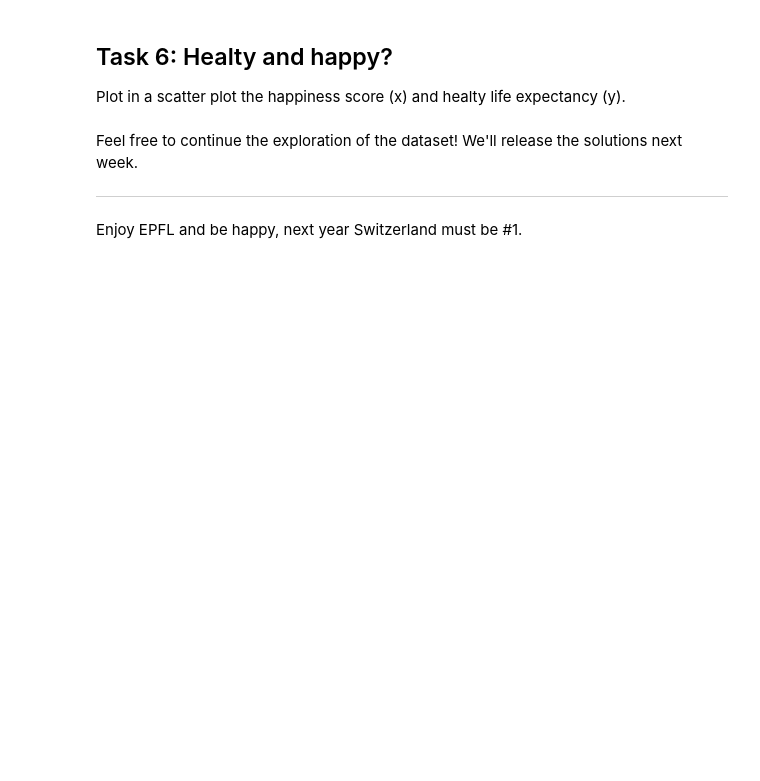
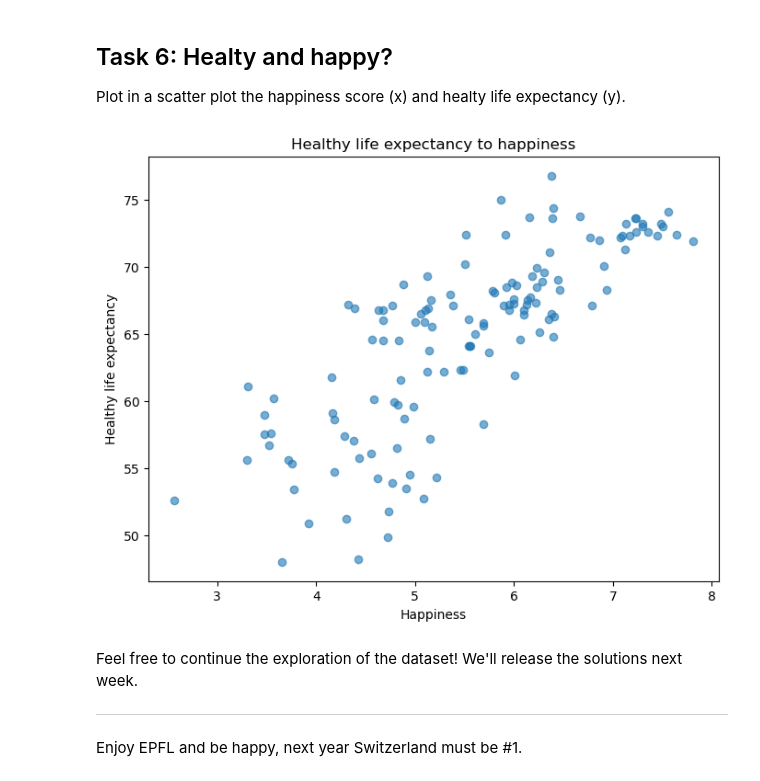
Before and after one commit to Llghtbeast/Ada2025, a Jupyter notebook: Exercises/01 - Handling data/Happiness.ipynb, the cells around one changed output. Drawn from its saved outputs; the diff is of its cells as text; code cells hidden in the pictures; blank space fills up the shorter version.

```diff
--- a/Exercises/01 - Handling data/Happiness.ipynb
+++ b/Exercises/01 - Handling data/Happiness.ipynb
@@ -182,3 +221,14 @@ Plot in a scatter plot the happiness score (x) and healty life expectancy (y).
+# %%
+# Write your code here
+import matplotlib.pyplot as plt
+plt.figure(figsize=(8, 6))
+plt.scatter(country_features.happiness_score, country_features.healthy_life_expectancy, alpha=0.6)
+plt.title('Healthy life expectancy to happiness')
+plt.xlabel('Happiness')
+plt.ylabel('Healthy life expectancy')
+plt.show()
+# %% [output]
+[figure, added]
 # %% [markdown]
 Feel free to continue the exploration of the dataset! We'll release the solutions next week.
 
```
Also changed, not shown: parts of 10 cells of this notebook.
